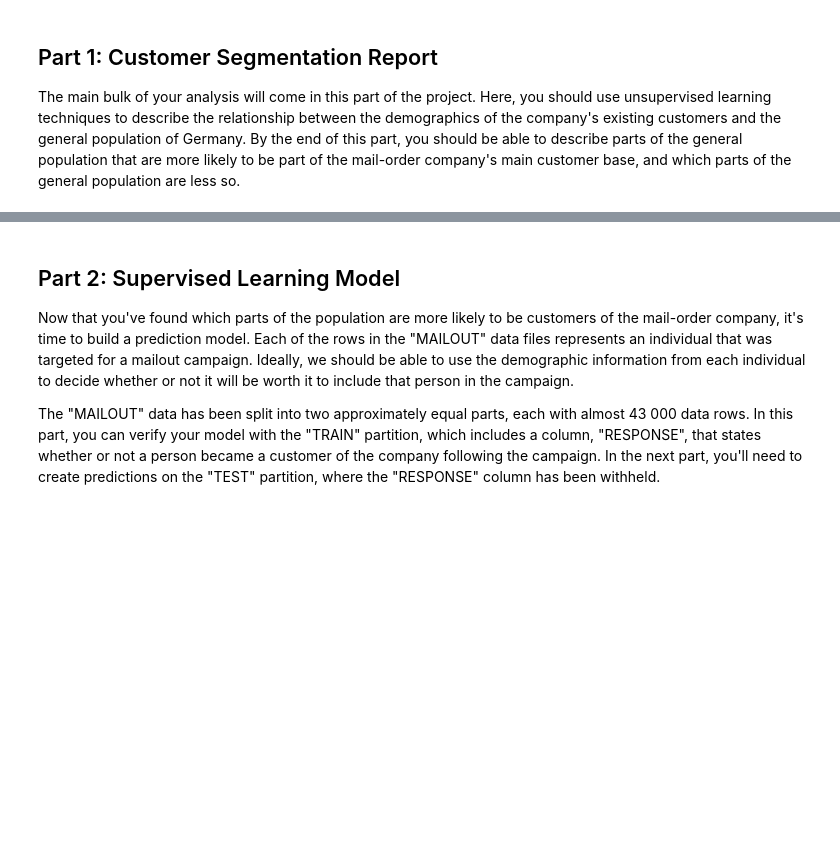
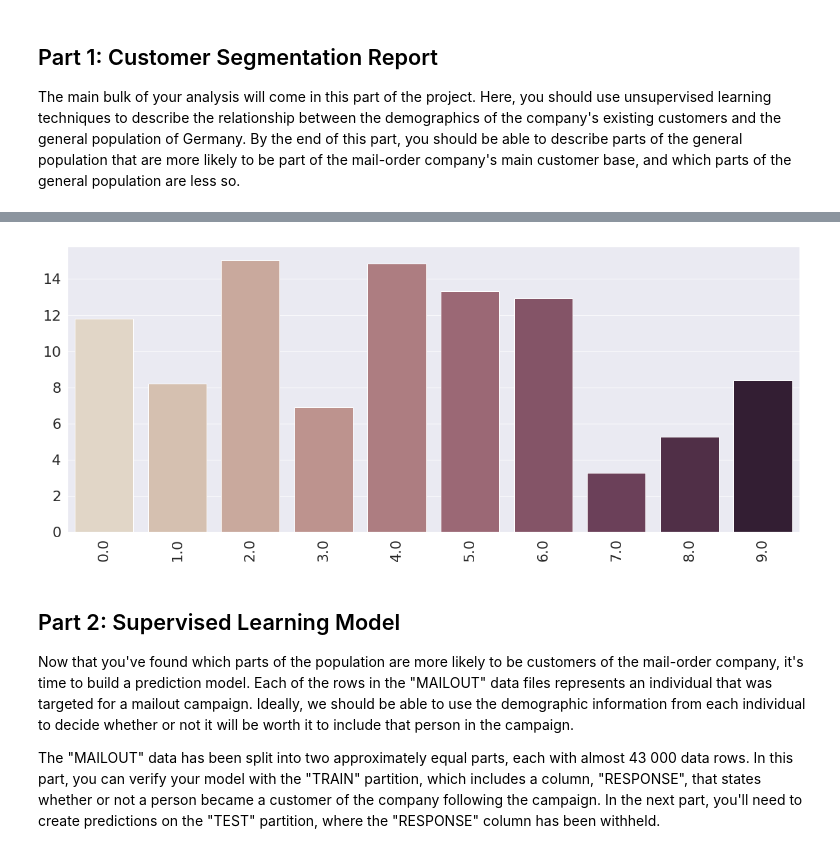
Before and after one commit to FenryrMKIII/udacity-ML-captstone, a Jupyter notebook: Arvato Project Workbook_LighProcessing_Pipeline.ipynb, the cells around one changed output, grey strips where cells are left out. Cells and saved outputs as stored; diff of their text form; code cells hidden in the pictures; blank space fills up the shorter version.

```diff
--- a/Arvato Project Workbook_LighProcessing_Pipeline.ipynb
+++ b/Arvato Project Workbook_LighProcessing_Pipeline.ipynb
@@ -196,3 +192,12 @@ def get_ct_feature_names(ct):
+# %%
+columns = combined_pipe.named_transformers_['all'].named_steps['cleaning'].get_feature_names()
+
+# note : functions exist in utils/helper.py to get the features from a columnTransformer
+# However, current implementation breaks because columns are dropped in last step
+# and implemented functions are not able to understand that
+
+# either the helper function or the custom scikit transformer shall be adapted to
+# provide a better way of getting features names back
 # %%
-reconstructed = pd.DataFrame(transformed_data,
-             columns=get_ct_feature_names(combined_pipe))
+cleaned_data = pd.DataFrame(cleaned_data,
+             columns=columns)
@@ -256,0 +534,12 @@ The main bulk of your analysis will come in this part of the project. Here, you
+# %%
+folder = 'PCA_INFERENCE'
+
+pop_pca_df = pd.read_csv(f's3://{bucket}/{folder}/output/sparse_matrix.out', header=None,
+           converters={0:lambda x: re.search(r"-?\d+\.\d+",x).group(),
+                      num_components-1:lambda x: re.search(r"-?\d+\.\d+",x).group()}) # lambda functions clean first & last columns
+
+# get back LNR data
+with open("index_population_cleaned.csv","r") as f:
+    index = f.read().split('\n')
+
+pop_pca_df.set_index = index
@@ -256,0 +615,5 @@ The main bulk of your analysis will come in this part of the project. Here, you
+# %%
+data_path = f's3://{bucket}/{folder}/output_inference/pop_pca.csv.out'
+cluster_info = pd.read_csv(data_path, header=None, names=['closest_cluster', 'distance_to_cluster'],
+               converters={0:lambda x: re.search(r"-?\d+\.\d+",x).group(),
+                      1:lambda x: re.search(r"-?\d+\.\d+",x).group()})
@@ -257,3 +629,18 @@ The main bulk of your analysis will come in this part of the project. Here, you
+# %%
+# the same in percent
+sns.set(font_scale=2)
+f, ax = plt.subplots(figsize=(20,8))
+data = cluster_info['closest_cluster'].value_counts()
+g = sns.barplot(x = data.index, y = data.values/cluster_info.shape[0]*100,
+                  palette="ch:.25")
+g.set_xticklabels(g.get_xticklabels(),rotation=90)
+fig = g.get_figure()
+#fig.savefig(Path('img/exploration').joinpath('barplot_high_unique' + col))
+
+# one sees a significant drop between 6th first columns and the rest
+# a ratio of nan around 65% should do it
+# %% [output]
+[figure, added]
 # %% [markdown]
 ## Part 2: Supervised Learning Model
 
```
Also changed, not shown: parts of 89 cells of this notebook, 3 other files.
